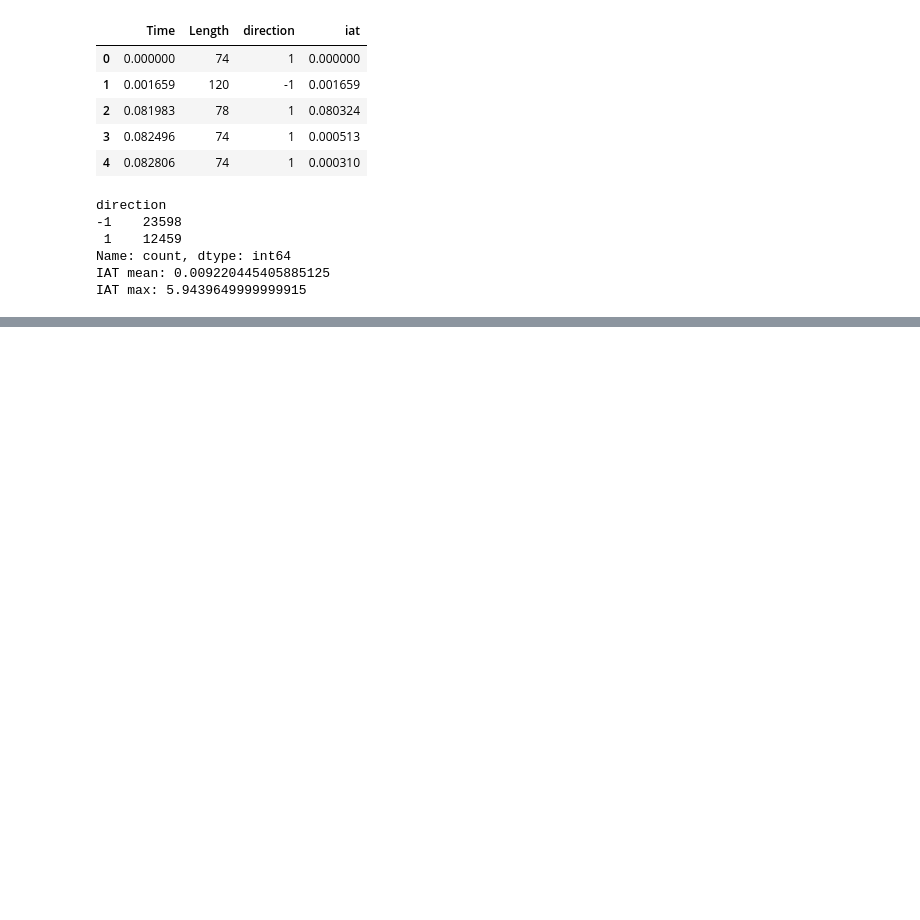
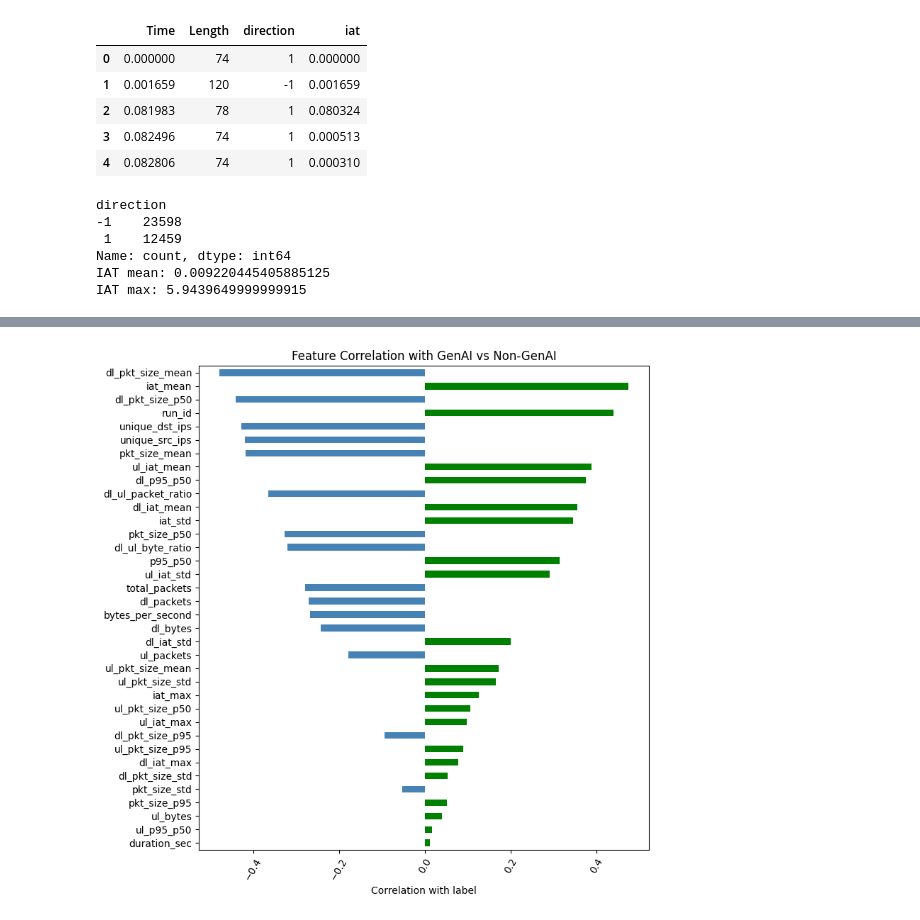
Before and after one commit to KoushikRama/GenAI_Traffic_Classification, a Jupyter notebook: Feature_extraction.ipynb, the cells around one changed output, grey strips where cells are left out. Saved outputs shown, nothing was run; the diff lists cells and outputs as text; code cells hidden in the pictures; blank space fills up the shorter version.

```diff
--- a/Feature_extraction.ipynb
+++ b/Feature_extraction.ipynb
@@ -237,13 +237,17 @@ dl_ul_packet_ratio = dl_packets / ul_packets if ul_packets > 0 else 0
 pkt_size_mean = df["Length"].mean()
 pkt_size_std = df["Length"].std()
 pkt_size_p95 = pct(df["Length"], 95)
+pkt_size_p50 = pct(df["Length"], 50)
 
 ul_pkt_size_mean = ul["Length"].mean()
 ul_pkt_size_std = ul["Length"].std()
+ul_pkt_size_p95 = pct(ul["Length"], 95)
+ul_pkt_size_p50 = pct(ul["Length"], 50)
 
 dl_pkt_size_mean = dl["Length"].mean()
 dl_pkt_size_std = dl["Length"].std()
 dl_pkt_size_p95 = pct(dl["Length"], 95)
+dl_pkt_size_p50 = pct(dl["Length"], 50)
 
 # iat
 iat_mean = df["iat"].mean()
@@ -252,12 +256,15 @@ iat_max = df["iat"].max()
 
 ul_iat_mean = ul["iat"].mean()
 ul_iat_std = ul["iat"].std()
+ul_iat_max = ul["iat"].max()
 
 dl_iat_mean = dl["iat"].mean()
 dl_iat_std = dl["iat"].std()
+dl_iat_max = dl["iat"].max()
 
 # Unique destination count
 unique_dst_ips = df["Destination"].nunique()
+unique_src_ips = df["Source"].nunique()
 
 # throughput
 bytes_per_second = total_bytes / duration_sec if duration_sec > 0 else 0
@@ -274,18 +281,25 @@ features = {
     "pkt_size_mean": pkt_size_mean,
     "pkt_size_std": pkt_size_std,
     "pkt_size_p95": pkt_size_p95,
+    "pkt_size_p50": pkt_size_p50,
     "ul_pkt_size_mean": ul_pkt_size_mean,
     "ul_pkt_size_std": ul_pkt_size_std,
+    "ul_pkt_size_p95": ul_pkt_size_p95,
+    "ul_pkt_size_p50": ul_pkt_size_p50,
     "dl_pkt_size_mean": dl_pkt_size_mean,
     "dl_pkt_size_std": dl_pkt_size_std,
     "dl_pkt_size_p95": dl_pkt_size_p95,
+    "dl_pkt_size_p50": dl_pkt_size_p50,
     "iat_mean": iat_mean,
     "iat_std": iat_std,
     "iat_max": iat_max,
     "ul_iat_mean": ul_iat_mean,
     "ul_iat_std": ul_iat_std,
+    "ul_iat_max": ul_iat_max,
     "dl_iat_mean": dl_iat_mean,
     "dl_iat_std": dl_iat_std,
+    "dl_iat_max": dl_iat_max,
+    "unique_src_ips": unique_src_ips,
     "unique_dst_ips": unique_dst_ips,
     "bytes_per_second": bytes_per_second,
 }
@@ -639,0 +626,30 @@ weighted avg       0.88      0.88      0.87        48
+# %%
+df_plot = df_feat.copy()
+
+df_plot["label"] = df_plot["label"].map({
+    "non_genai": 0,
+    "genai": 1
+})
+
+corr = df_plot.corr(numeric_only=True)["label"].drop("label")
+
+import matplotlib.pyplot as plt
+
+plt.figure(figsize=(8,8))
+corr_sorted = corr.reindex(corr.abs().sort_values(ascending=True).index)
+color = ["green" if v > 0 else "steelblue" for v in corr_sorted]
+
+corr_sorted.plot(
+    kind="barh",
+    color=color
+)
+
+plt.xlabel("Correlation with label")
+plt.title("Feature Correlation with GenAI vs Non-GenAI")
+
+plt.xticks(rotation=60)
+plt.tight_layout()
+
+plt.show()
+# %% [output]
+[figure, added]
```
Also changed, not shown: parts of 14 cells of this notebook, 1 other file.
